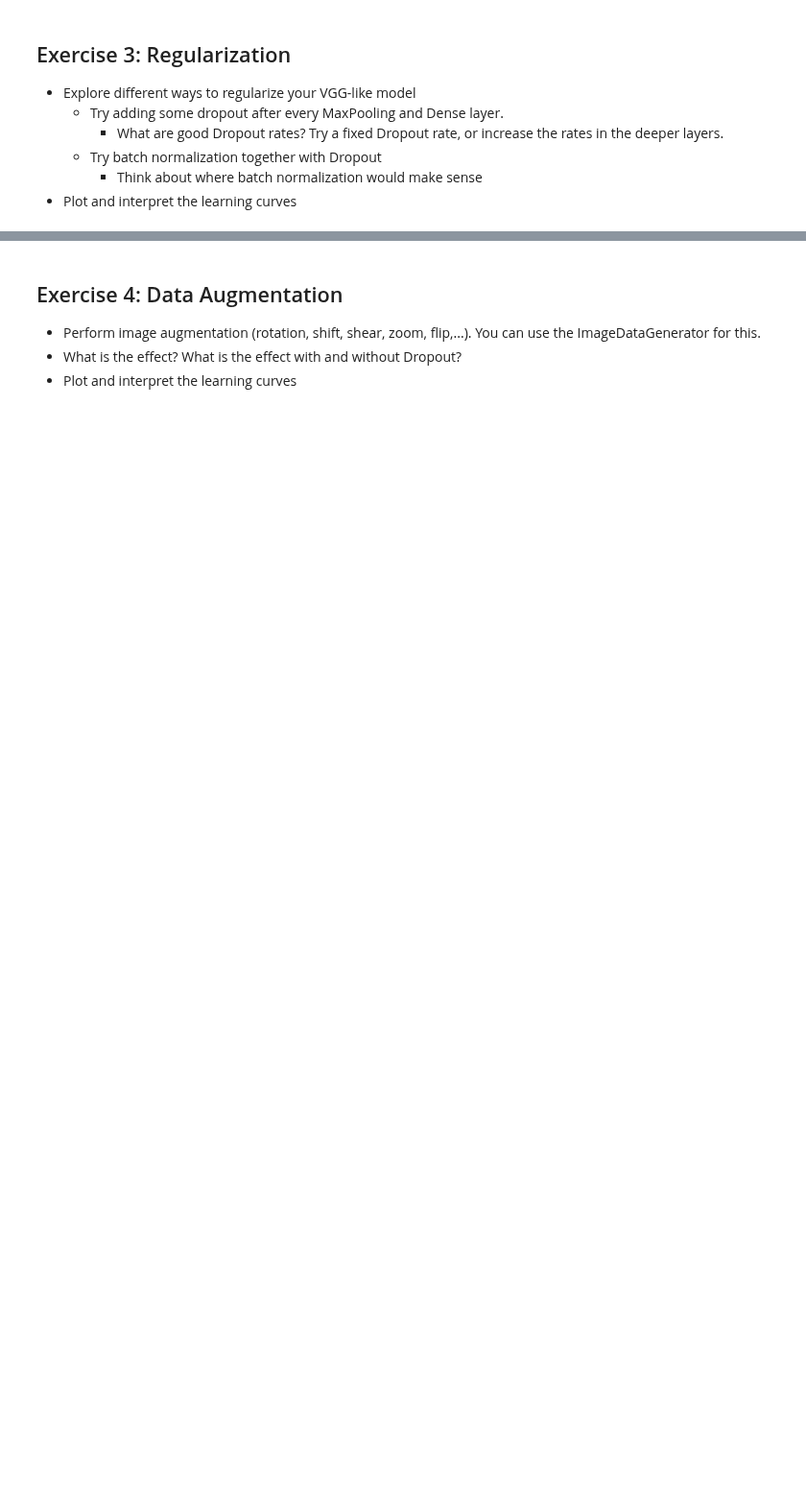
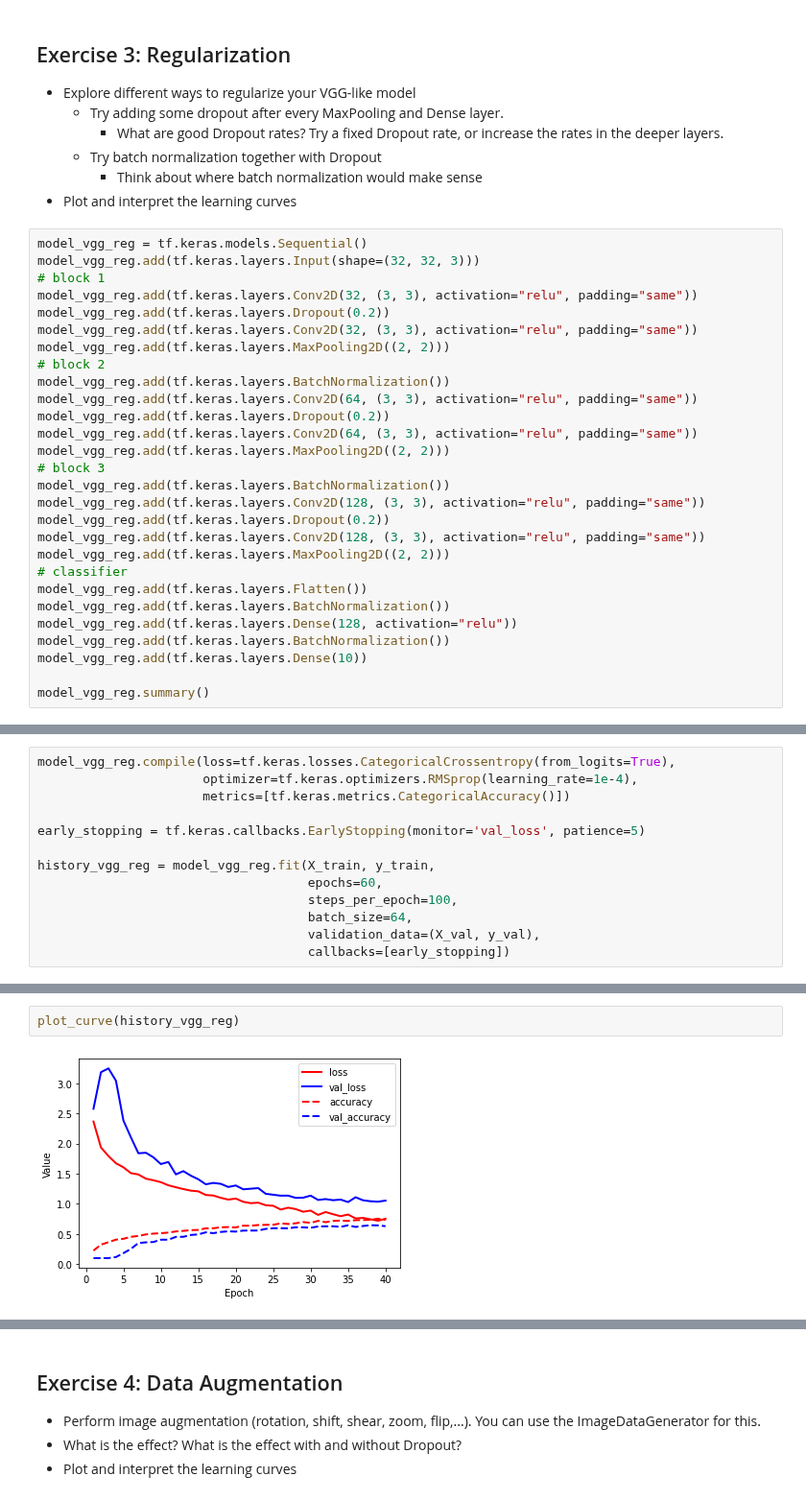
Before and after one commit to gekas145/tue-ml-course, a Jupyter notebook: labs/Lab 7a - Convolutional Neural Networks.ipynb, the cells around one changed output, grey strips where cells are left out. Shown at 96% size. Saved outputs shown, nothing was run; the diff lists cells and outputs as text; blank space fills up the shorter version.

```diff
--- a/labs/Lab 7a - Convolutional Neural Networks.ipynb
+++ b/labs/Lab 7a - Convolutional Neural Networks.ipynb
@@ -198,3 +287,31 @@ plot_curve(history, False) # zoom to accuracies
   * Try batch normalization together with Dropout
     * Think about where batch normalization would make sense
 * Plot and interpret the learning curves
+# %%
+model_vgg_reg = tf.keras.models.Sequential()
+model_vgg_reg.add(tf.keras.layers.Input(shape=(32, 32, 3)))
+# block 1
+model_vgg_reg.add(tf.keras.layers.Conv2D(32, (3, 3), activation="relu", padding="same"))
+model_vgg_reg.add(tf.keras.layers.Dropout(0.2))
+model_vgg_reg.add(tf.keras.layers.Conv2D(32, (3, 3), activation="relu", padding="same"))
+model_vgg_reg.add(tf.keras.layers.MaxPooling2D((2, 2)))
+# block 2
+model_vgg_reg.add(tf.keras.layers.BatchNormalization())
+model_vgg_reg.add(tf.keras.layers.Conv2D(64, (3, 3), activation="relu", padding="same"))
+model_vgg_reg.add(tf.keras.layers.Dropout(0.2))
+model_vgg_reg.add(tf.keras.layers.Conv2D(64, (3, 3), activation="relu", padding="same"))
+model_vgg_reg.add(tf.keras.layers.MaxPooling2D((2, 2)))
+# block 3
+model_vgg_reg.add(tf.keras.layers.BatchNormalization())
+model_vgg_reg.add(tf.keras.layers.Conv2D(128, (3, 3), activation="relu", padding="same"))
+model_vgg_reg.add(tf.keras.layers.Dropout(0.2))
+model_vgg_reg.add(tf.keras.layers.Conv2D(128, (3, 3), activation="relu", padding="same"))
+model_vgg_reg.add(tf.keras.layers.MaxPooling2D((2, 2)))
+# classifier
+model_vgg_reg.add(tf.keras.layers.Flatten())
+model_vgg_reg.add(tf.keras.layers.BatchNormalization())
+model_vgg_reg.add(tf.keras.layers.Dense(128, activation="relu"))
+model_vgg_reg.add(tf.keras.layers.BatchNormalization())
+model_vgg_reg.add(tf.keras.layers.Dense(10))
+
+model_vgg_reg.summary()
@@ -200,0 +336,13 @@ plot_curve(history, False) # zoom to accuracies
+# %%
+model_vgg_reg.compile(loss=tf.keras.losses.CategoricalCrossentropy(from_logits=True),
+                      optimizer=tf.keras.optimizers.RMSprop(learning_rate=1e-4),
+                      metrics=[tf.keras.metrics.CategoricalAccuracy()])
+
+early_stopping = tf.keras.callbacks.EarlyStopping(monitor='val_loss', patience=5)
+
+history_vgg_reg = model_vgg_reg.fit(X_train, y_train,
+                                    epochs=60,
+                                    steps_per_epoch=100,
+                                    batch_size=64,
+                                    validation_data=(X_val, y_val),
+                                    callbacks=[early_stopping])
@@ -200,0 +367,4 @@ plot_curve(history, False) # zoom to accuracies
+# %%
+plot_curve(history_vgg_reg)
+# %% [output]
+[figure, added]
```
Also changed, not shown: parts of 26 cells of this notebook.
